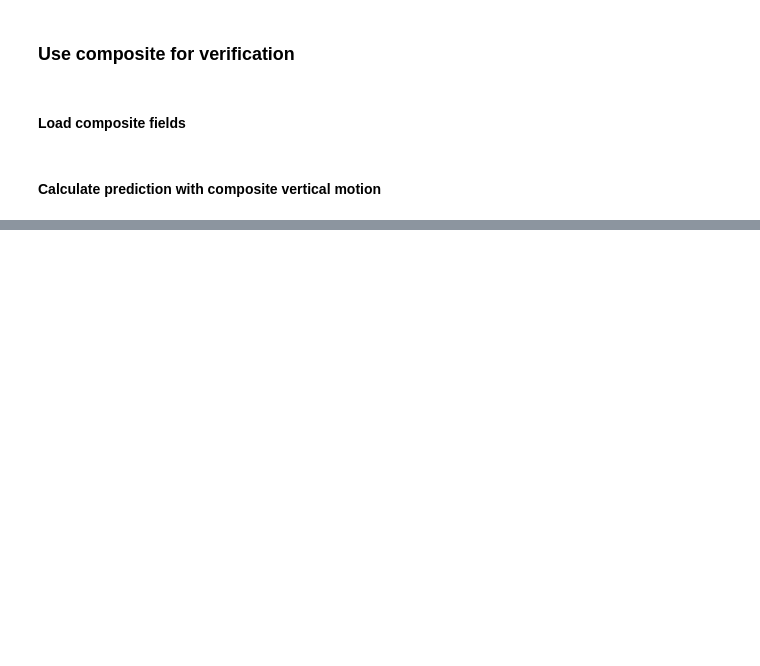
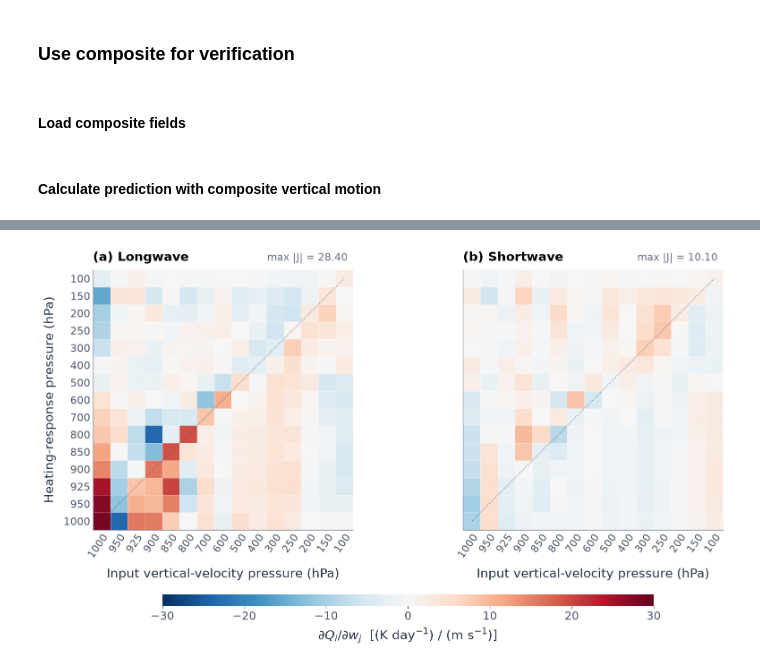
Before and after one commit to JosephKan828/KW_CloudSat, a Jupyter notebook: Code/ERA5_GRIB/select_valid_column.ipynb, the cells around one changed output, grey strips where cells are left out. Saved outputs shown, nothing was run; the diff lists cells and outputs as text; code cells hidden in the pictures; blank space fills up the shorter version.

```diff
--- a/Code/ERA5_GRIB/select_valid_column.ipynb
+++ b/Code/ERA5_GRIB/select_valid_column.ipynb
@@ -225,32 +536,43 @@ plot_prediction_verification(SW_prediction, SW_composite, "Shortwave")
 # %%
-# Visualize the LW and SW Jacobians: rows are heating-rate response levels,
-# and columns are the pressure levels at which vertical motion is applied.
-pressure_hpa = era5_coords["plev"] / 100.0
+# Equal-size cells display the discrete regression coefficients without smoothing.
+pressure_labels = [f"{value:g}" for value in pressure_hpa]
+limit = symmetric_limit(J_LW, J_SW)
+jacobian_norm = TwoSlopeNorm(vmin=-limit, vcenter=0.0, vmax=limit)
+fig, axes = plt.subplots(1, 2, figsize=(13.8, 7.4), sharey=True, layout="constrained")
 
-fig, axes = plt.subplots(
-    1, 2, figsize=(14, 5.5), sharey=True, constrained_layout=True
-)
+for ax, jacobian, title in zip(axes, (J_LW, J_SW), ("(a) Longwave", "(b) Shortwave")):
+    jacobian = finite_array(jacobian)
+    if jacobian.shape != (pressure_hpa.size, pressure_hpa.size):
+        raise ValueError("Jacobian shape must match the pressure levels")
+    mesh = ax.imshow(np.ma.masked_invalid(jacobian), cmap=heating_cmap,
+                     norm=jacobian_norm, interpolation="nearest", origin="upper",
+                     aspect="equal")
+    index = np.arange(pressure_hpa.size)
+    ax.set_xlim(pressure_hpa.size - 0.5, -0.5)  # 1000 hPa on the left
+    ax.set_ylim(pressure_hpa.size - 0.5, -0.5)  # 1000 hPa at the bottom
+    ax.set_xticks(index, pressure_labels, rotation=55, ha="right", rotation_mode="anchor")
+    ax.set_yticks(index, pressure_labels)
+    ax.tick_params(axis="both", which="major", length=0, labelsize=14)
+    ax.set_xticks(np.arange(-0.5, pressure_hpa.size, 1), minor=True)
+    ax.set_yticks(np.arange(-0.5, pressure_hpa.size, 1), minor=True)
+    ax.grid(which="minor", color="white", lw=0.45, alpha=0.55)
+    ax.tick_params(which="minor", bottom=False, left=False)
+    ax.plot(index, index, color="#475467", ls=":", lw=1.1, alpha=0.75)
+    ax.set_xlabel("Input vertical-velocity pressure (hPa)", labelpad=10)
+    ax.set_title(title, pad=12)
+    maximum = np.max(np.abs(jacobian[np.isfinite(jacobian)])) if np.isfinite(jacobian).any() else np.nan
+    ax.text(0.98, 1.025, f"max |J| = {metric_label(maximum, 2)}",
+            transform=ax.transAxes, ha="right", va="bottom", fontsize=14, color="#667085")
 
-for ax, jacobian, component in zip(
-    axes, (J_LW, J_SW), ("Longwave", "Shortwave")
-):
-    limit = np.nanmax(np.abs(jacobian))
-    norm = TwoSlopeNorm(vmin=-limit, vcenter=0.0, vmax=limit)
-
-    mesh = ax.pcolormesh(
-        pressure_hpa, pressure_hpa, jacobian,
-        cmap="RdBu_r", norm=norm, shading="nearest",
-    )
-    ax.plot(pressure_hpa, pressure_hpa, color="0.25", ls=":", lw=1)
-    ax.set_xlim(pressure_hpa.max(), pressure_hpa.min())
-    ax.set_ylim(pressure_hpa.max(), pressure_hpa.min())
-    ax.set_xlabel(r"Input $w$ pressure (hPa)")
-    ax.set_title(f"{component}")
-
-    colorbar = fig.colorbar(mesh, ax=ax, pad=0.02)
-    colorbar.set_label(r"$\partial Q / \partial w$")
-
-axes[0].set_ylabel("Output heating-rate pressure (hPa)")
-fig.suptitle("Radiative-heating response to vertical motion", fontsize=18)
-plt.savefig("/home/b11209013/KW_CloudSat/Figure/ERA5_GRIB/Jacobian.png", dpi=300, bbox_inches="tight")
-plt.close()
+axes[0].set_ylabel("Heating-response pressure (hPa)", labelpad=10)
+colorbar = fig.colorbar(mesh, ax=axes, orientation="horizontal", shrink=0.73,
+                        pad=0.05, fraction=0.045, aspect=42)
+colorbar.set_label(r"$\partial Q_i / \partial w_j$  [(K day$^{-1}$) / (m s$^{-1}$)]", labelpad=7)
+colorbar.locator = MaxNLocator(nbins=7, symmetric=True)
+colorbar.update_ticks()
+colorbar.outline.set_visible(False)
+save_verification_figure(fig, "Jacobian")
+plt.show()
+plt.close(fig)
+# %% [output]
+[figure, added]
```
Also changed, not shown: parts of 9 cells of this notebook, 11 other files.
